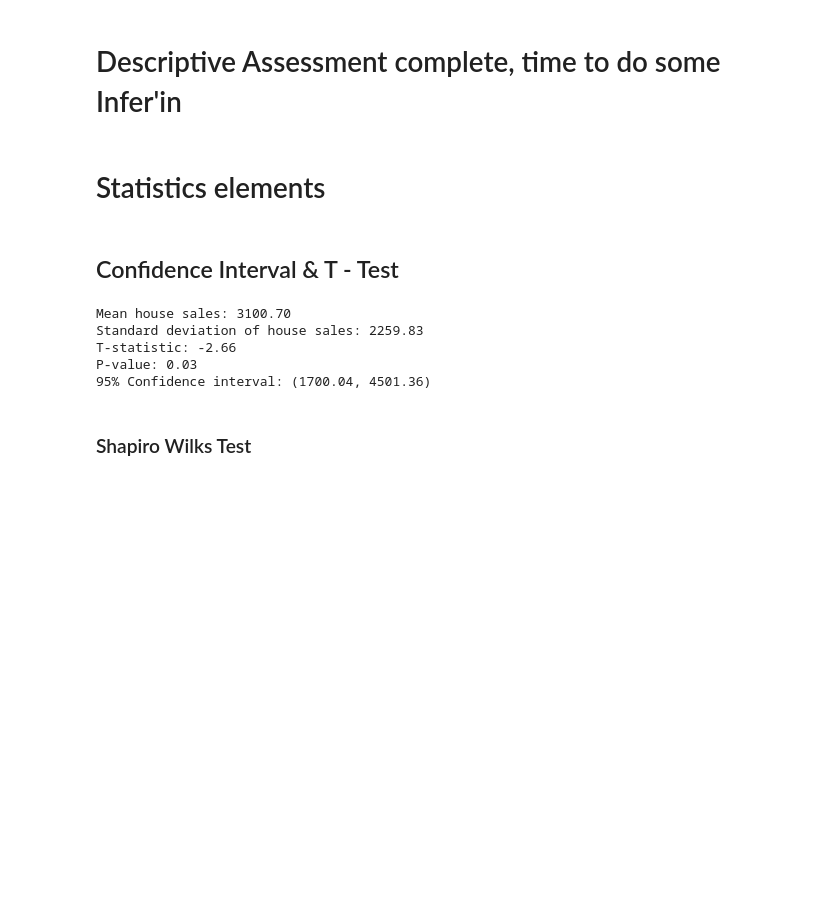
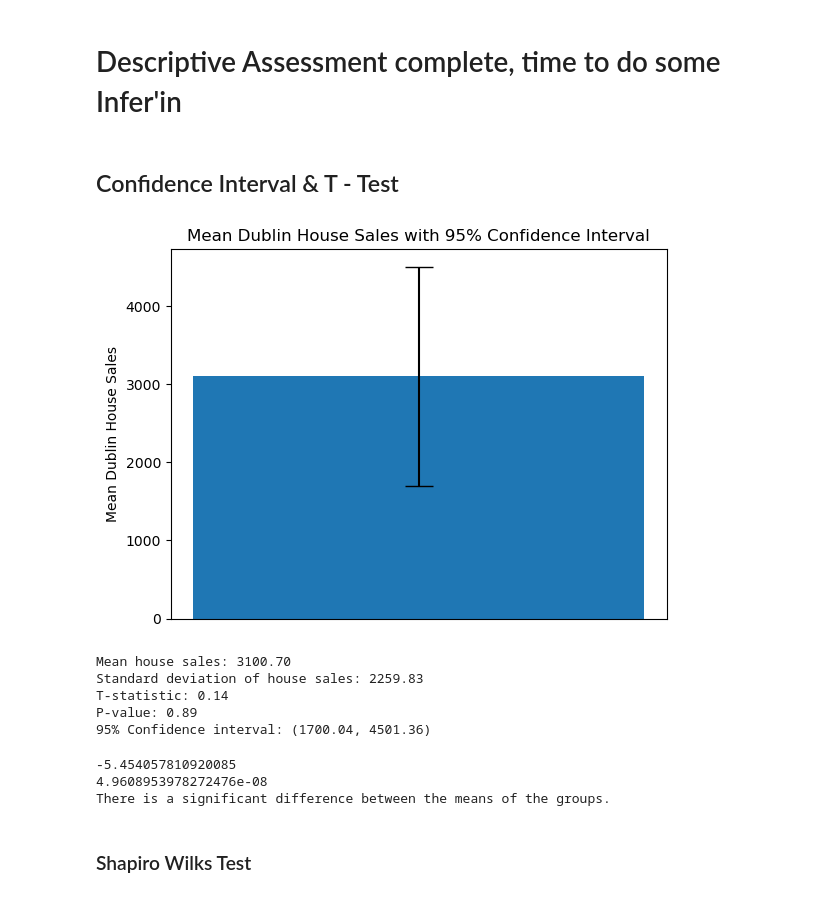
Before and after one commit to sba22232/Sem1CA1Repeatsba22232, a Jupyter notebook: Sem1CA1Repeat/Sem1CA1Repeatsba22232.ipynb, the cells around one changed output. Drawn from its saved outputs; the diff is of its cells as text; code cells hidden in the pictures; blank space fills up the shorter version.

Commit message:
Statistics Finished, moving onto Machine Learning.

```diff
--- a/Sem1CA1Repeat/Sem1CA1Repeatsba22232.ipynb
+++ b/Sem1CA1Repeat/Sem1CA1Repeatsba22232.ipynb
@@ -798,40 +799,70 @@ Variance: 29617179718.200935
 Standard deviation: 172096.4256403977
 # %% [markdown]
 # Descriptive Assessment complete, time to do some Infer'in
-# %% [markdown]
-# Statistics elements
 # %% [markdown]
 ## Confidence Interval & T - Test
 # %%
 # Compute the number of house sales for each year
 house_sales = df2.groupby('Year')['Address Line 1'].count()
 
 # Calculate the mean and standard deviation of house sales
 mean_sales = house_sales.mean()
 std_sales = house_sales.std(ddof=1)
 
 # Set the null hypothesis as the population mean being equal to 5000
-null_hypothesis = 5000
+null_hypothesis = 3000
 
 # Perform a two-sided t-test
 t_statistic, p_value = ttest_1samp(house_sales, null_hypothesis)
 
 # Calculate the confidence interval
 confidence_interval = (mean_sales - 1.96 * std_sales / len(house_sales)**0.5,
                        mean_sales + 1.96 * std_sales / len(house_sales)**0.5)
 
+ci_lower = mean_sales - 1.96 * std_sales / len(house_sales)**0.5
+ci_upper = mean_sales + 1.96 * std_sales / len(house_sales)**0.5
+
+plt.bar(x=[0], height=[mean_sales], yerr=[[mean_sales - ci_lower], [ci_upper - mean_sales]], capsize=10)
+plt.xticks([])
+plt.title('Mean Dublin House Sales with 95% Confidence Interval')
+plt.ylabel('Mean Dublin House Sales')
+plt.show()
+
 # Print the results
 print("Mean house sales: {:.2f}".format(mean_sales))
 print("Standard deviation of house sales: {:.2f}".format(std_sales))
 print("T-statistic: {:.2f}".format(t_statistic))
 print("P-value: {:.2f}".format(p_value))
 print("95% Confidence interval: ({:.2f}, {:.2f})".format(confidence_interval[0], confidence_interval[1]))
 # %% [output]
+[figure, added]
 Mean house sales: 3100.70
 Standard deviation of house sales: 2259.83
-T-statistic: -2.66
-P-value: 0.03
+T-statistic: 0.14
+P-value: 0.89
 95% Confidence interval: (1700.04, 4501.36)
+# %%
+# define the two groups of data
+group_1 = df2.loc[df2['Description of Property'] == 'Second-Hand Dwelling house /Apartment', 'Year']
+group_2 = df2.loc[df2['Description of Property'] == 'New Dwelling house /Apartment', 'Year']
+
+
+# perform the t-test
+t_statistic, p_value = ttest_ind(group_1, group_2)
+
+# print the t-statistic and p-value
+print(t_statistic)
+print(p_value)
+
+# Determine if the differences between the groups are significant
+if p_value < 0.05:
+    print("There is a significant difference between the means of the groups.")
+else:
+    print("There is no significant difference between the means of the groups.")
+# %% [output]
+-5.454057810920085
+4.9608953978272476e-08
+There is a significant difference between the means of the groups.
 # %% [markdown]
 ### Shapiro Wilks Test
 # %%
```
Also changed, not shown: parts of 29 cells of this notebook.
